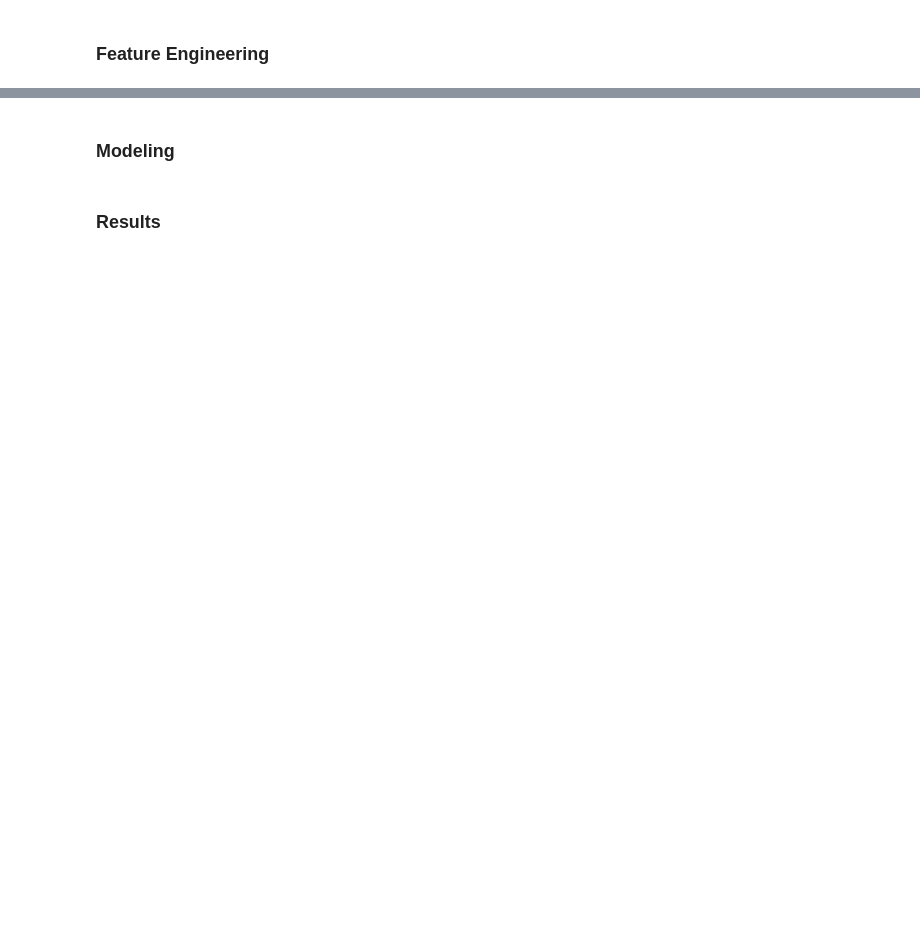
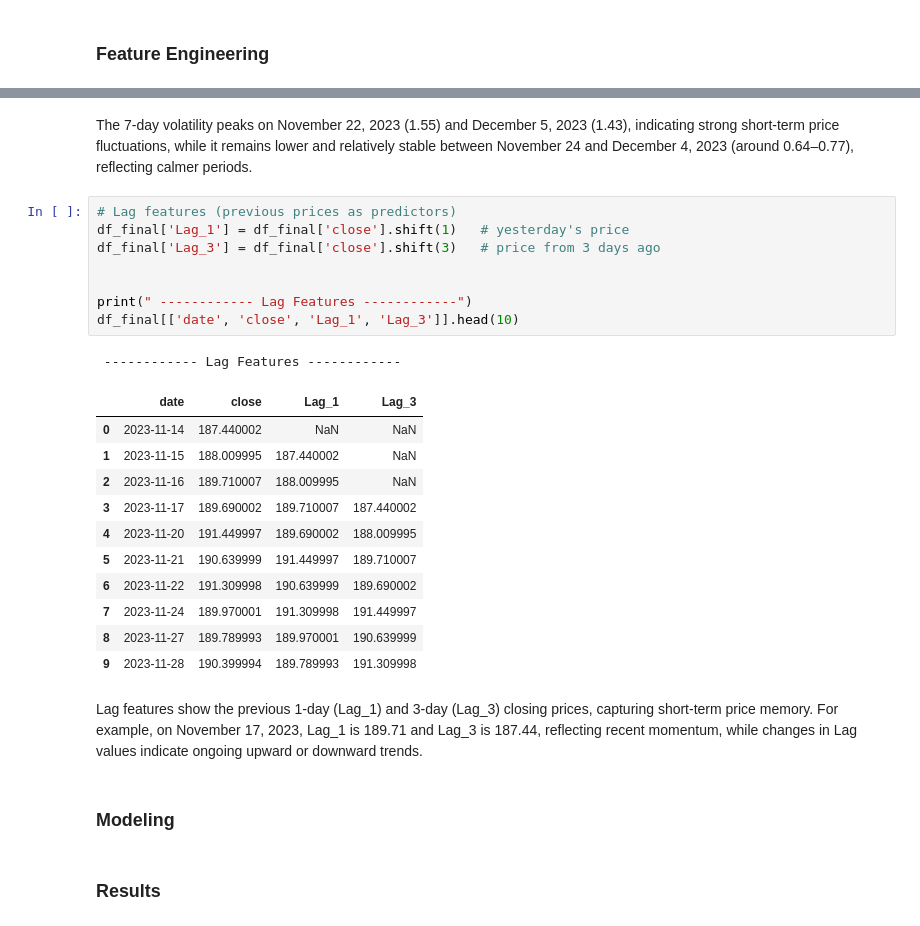
Before and after one commit to danielAcl9/StockPredictor, a Jupyter notebook: main.ipynb, the cells around one changed output, grey strips where cells are left out. Saved outputs shown, nothing was run; the diff lists cells and outputs as text; blank space fills up the shorter version.

```diff
--- a/main.ipynb
+++ b/main.ipynb
@@ -173,3 +256,28 @@ df_final.head(10)
+# %% [markdown]
+The 7-day volatility peaks on November 22, 2023 (1.55) and December 5, 2023 (1.43), indicating strong short-term price fluctuations, while it remains lower and relatively stable between November 24 and December 4, 2023 (around 0.64–0.77), reflecting calmer periods.
+# %%
+# Lag features (previous prices as predictors)
+df_final['Lag_1'] = df_final['close'].shift(1)   # yesterday's price
+df_final['Lag_3'] = df_final['close'].shift(3)   # price from 3 days ago
+
+
+print(" ------------ Lag Features ------------")
+df_final[['date', 'close', 'Lag_1', 'Lag_3']].head(10)
+# %% [output]
+ ------------ Lag Features ------------
+|  | date | close | Lag_1 | Lag_3 |
+| 0 | 2023-11-14 | 187.440002 | NaN | NaN |
+| 1 | 2023-11-15 | 188.009995 | 187.440002 | NaN |
+| 2 | 2023-11-16 | 189.710007 | 188.009995 | NaN |
+| 3 | 2023-11-17 | 189.690002 | 189.710007 | 187.440002 |
+| 4 | 2023-11-20 | 191.449997 | 189.690002 | 188.009995 |
+| 5 | 2023-11-21 | 190.639999 | 191.449997 | 189.710007 |
+| 6 | 2023-11-22 | 191.309998 | 190.639999 | 189.690002 |
+| 7 | 2023-11-24 | 189.970001 | 191.309998 | 191.449997 |
+| 8 | 2023-11-27 | 189.789993 | 189.970001 | 190.639999 |
+| 9 | 2023-11-28 | 190.399994 | 189.789993 | 191.309998 |
+# %% [markdown]
+Lag features show the previous 1-day (Lag_1) and 3-day (Lag_3) closing prices, capturing short-term price memory. For example, on November 17, 2023, Lag_1 is 189.71 and Lag_3 is 187.44, reflecting recent momentum, while changes in Lag values indicate ongoing upward or downward trends.
 # %% [markdown]
 ### Modeling
 # %% [markdown]
```
Also changed, not shown: parts of 9 cells of this notebook.
